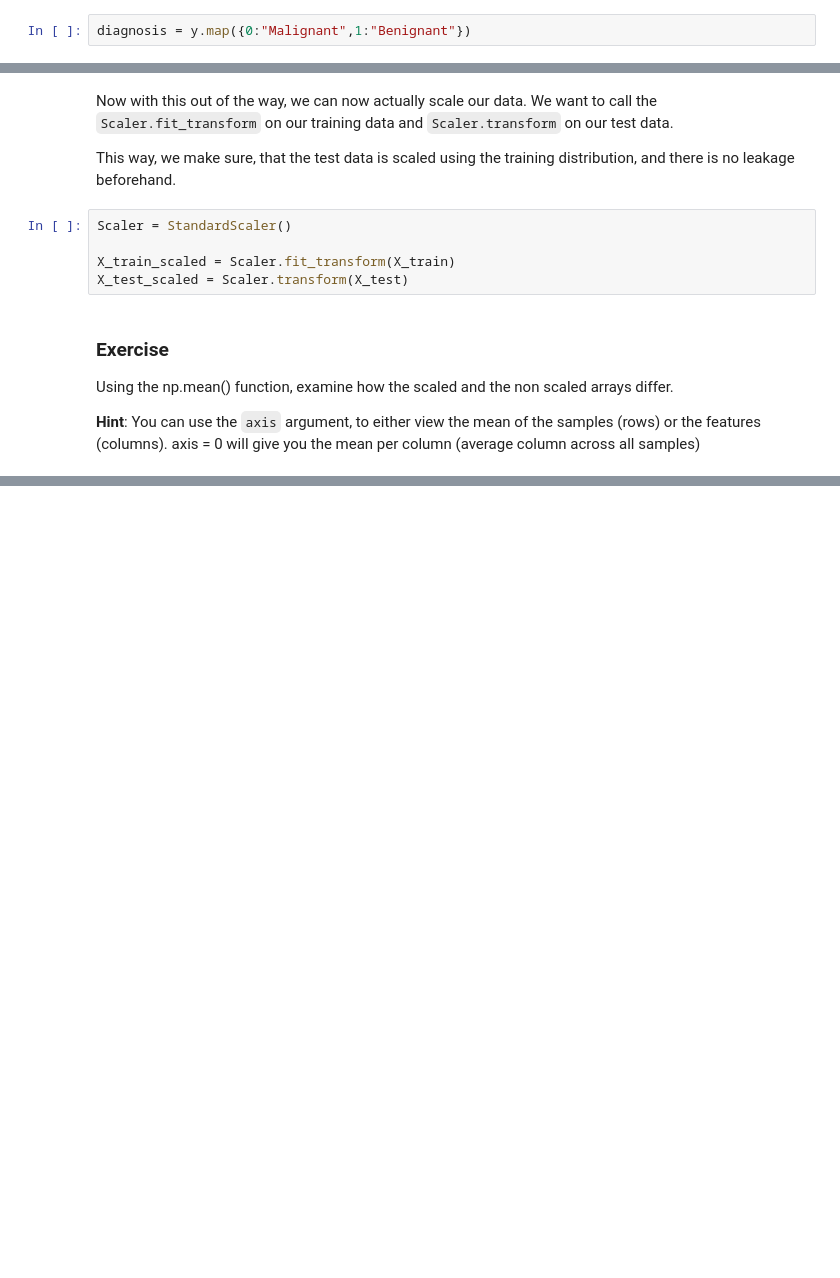
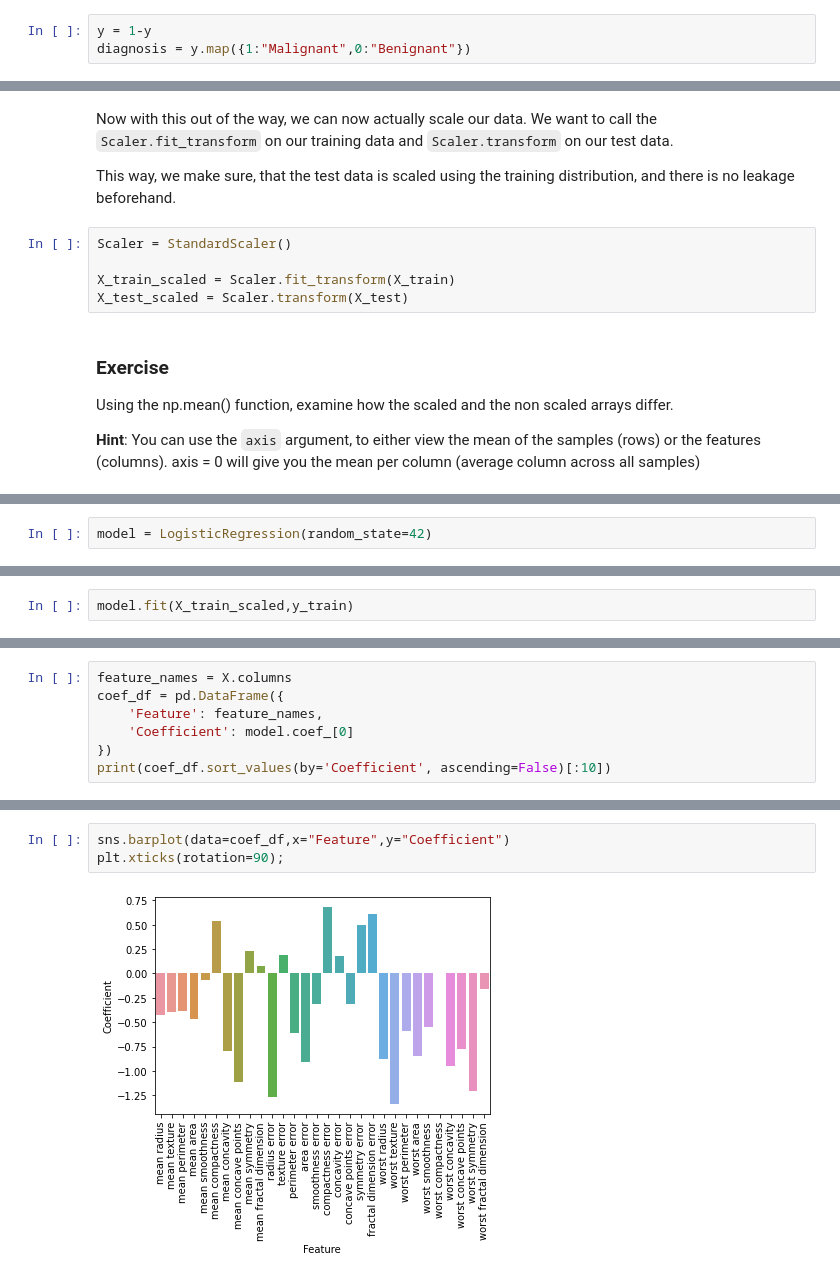
Before and after one commit to JNPauli/IntroductionToPython, a Jupyter notebook: content/MachineLearning/IntroToML.ipynb, the cells around one changed output, grey strips where cells are left out. Saved outputs shown, nothing was run; the diff lists cells and outputs as text; blank space fills up the shorter version.

```diff
--- a/content/MachineLearning/IntroToML.ipynb
+++ b/content/MachineLearning/IntroToML.ipynb
@@ -31,5 +35,6 @@ To make our data more intuitive, we can create a new variable called `diagnosis`
 # %%
-diagnosis = y.map({0:"Malignant",1:"Benignant"})
+y = 1-y
+diagnosis = y.map({1:"Malignant",0:"Benignant"})
 # %%
 X.head(n=10)
 # %% [output]
@@ -163,0 +177,2 @@ Using the np.mean() function, examine how the scaled and the non scaled arrays d
+# %%
+model = LogisticRegression(random_state=42)
@@ -163,0 +185,2 @@ Using the np.mean() function, examine how the scaled and the non scaled arrays d
+# %%
+model.fit(X_train_scaled,y_train)
@@ -163,0 +254,7 @@ Using the np.mean() function, examine how the scaled and the non scaled arrays d
+# %%
+feature_names = X.columns
+coef_df = pd.DataFrame({
+    'Feature': feature_names,
+    'Coefficient': model.coef_[0]
+})
+print(coef_df.sort_values(by='Coefficient', ascending=False)[:10])
@@ -163,0 +273,5 @@ Using the np.mean() function, examine how the scaled and the non scaled arrays d
+# %%
+sns.barplot(data=coef_df,x="Feature",y="Coefficient")
+plt.xticks(rotation=90);
+# %% [output]
+[figure, added]
```
Also changed, not shown: parts of 25 cells of this notebook.
